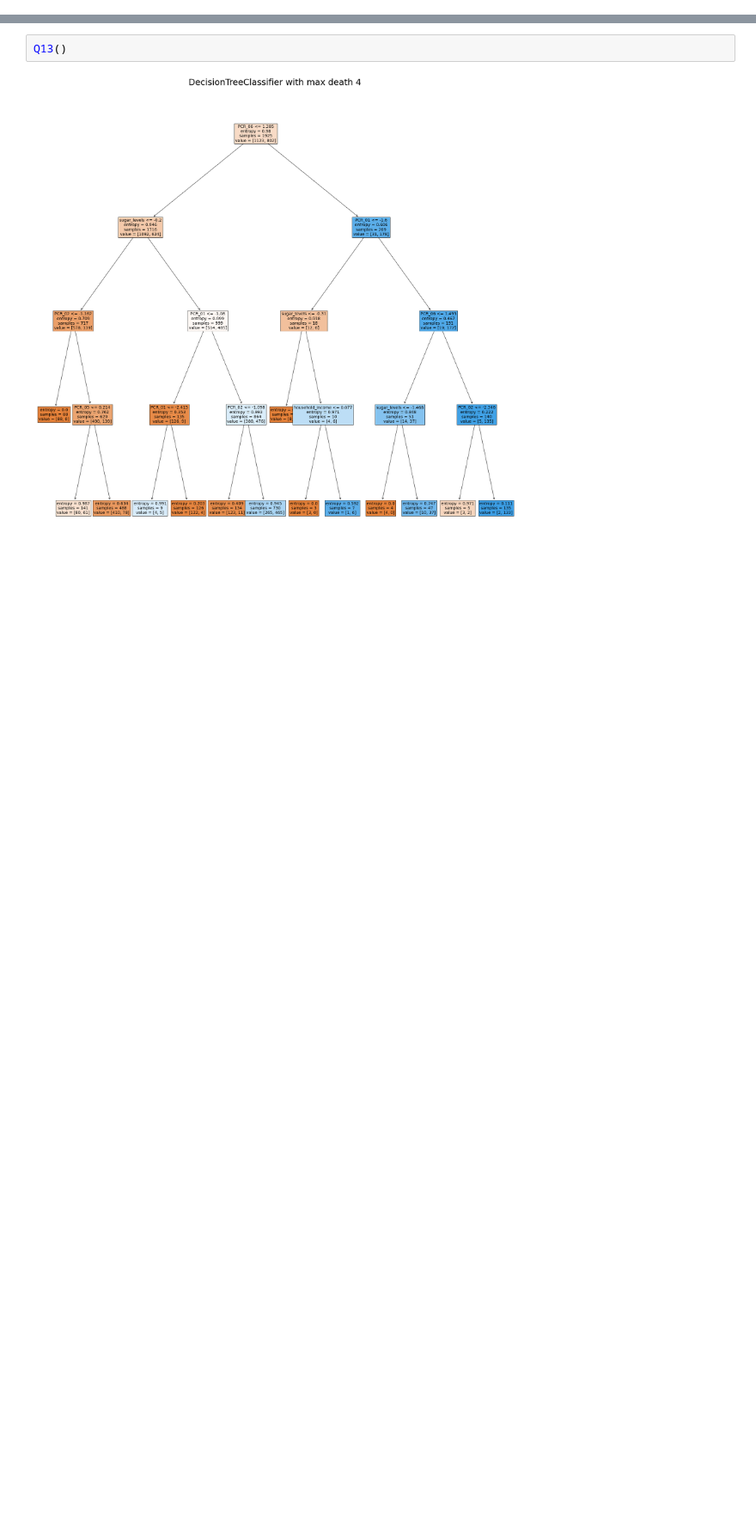
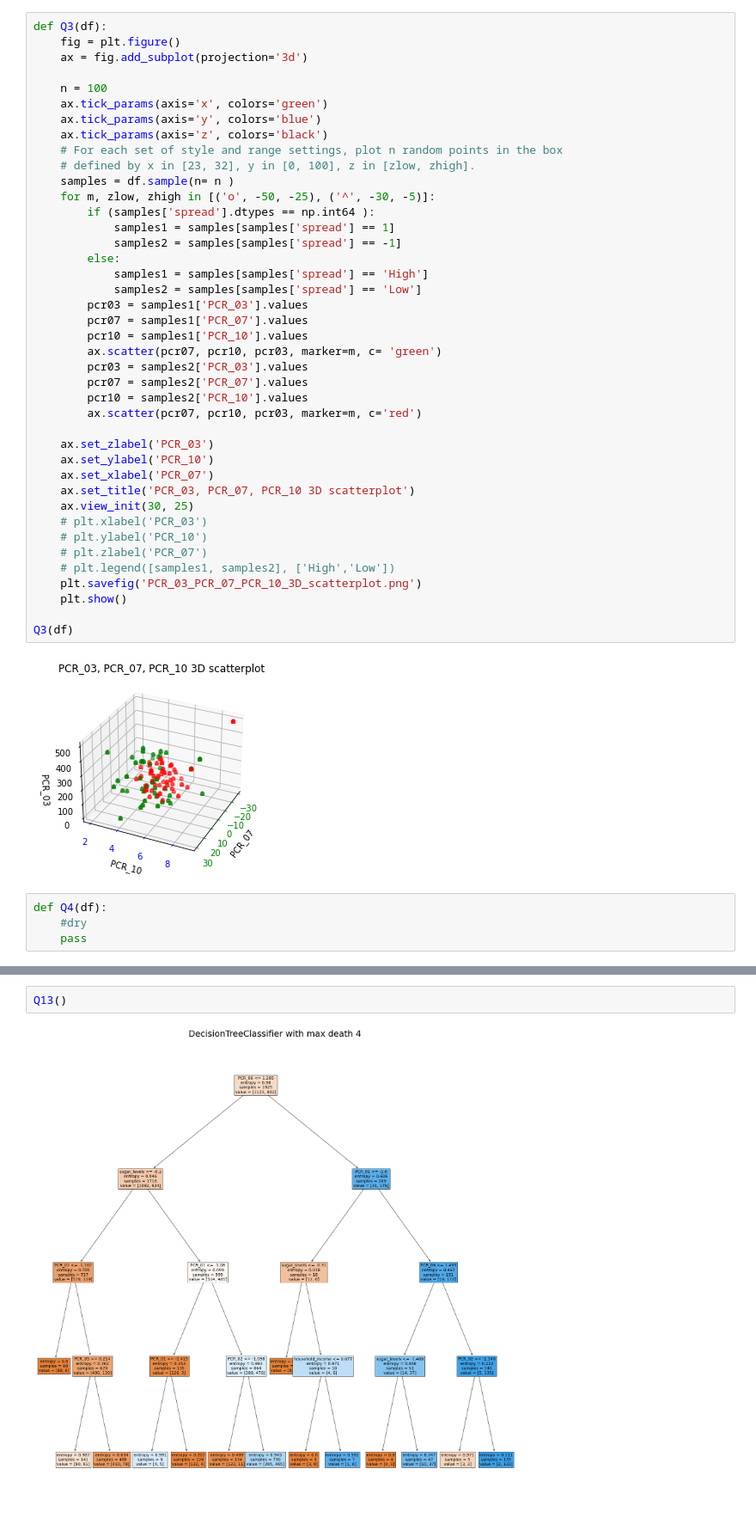
Before and after one commit to orrLani/ML2, a Jupyter notebook: plots.ipynb, the cells around one changed output, grey strips where cells are left out. Shown: that part at 86% size. Drawn from its saved outputs; the diff is of its cells as text; blank space fills up the shorter version.

```diff
--- a/plots.ipynb
+++ b/plots.ipynb
@@ -9,0 +98,47 @@ from sklearn.metrics import accuracy_score
+# %%
+def Q3(df):
+    fig = plt.figure()
+    ax = fig.add_subplot(projection='3d')
+
+    n = 100
+    ax.tick_params(axis='x', colors='green')
+    ax.tick_params(axis='y', colors='blue')
+    ax.tick_params(axis='z', colors='black')
+    # For each set of style and range settings, plot n random points in the box
+    # defined by x in [23, 32], y in [0, 100], z in [zlow, zhigh].
+    samples = df.sample(n= n )
+    for m, zlow, zhigh in [('o', -50, -25), ('^', -30, -5)]:
+        if (samples['spread'].dtypes == np.int64 ):
+            samples1 = samples[samples['spread'] == 1]
+            samples2 = samples[samples['spread'] == -1]
+        else:
+            samples1 = samples[samples['spread'] == 'High']
+            samples2 = samples[samples['spread'] == 'Low']
+        pcr03 = samples1['PCR_03'].values
+        pcr07 = samples1['PCR_07'].values
+        pcr10 = samples1['PCR_10'].values
+        ax.scatter(pcr07, pcr10, pcr03, marker=m, c= 'green')
+        pcr03 = samples2['PCR_03'].values
+        pcr07 = samples2['PCR_07'].values
+        pcr10 = samples2['PCR_10'].values
+        ax.scatter(pcr07, pcr10, pcr03, marker=m, c='red')
+
+    ax.set_zlabel('PCR_03')
+    ax.set_ylabel('PCR_10')
+    ax.set_xlabel('PCR_07')
+    ax.set_title('PCR_03, PCR_07, PCR_10 3D scatterplot')
+    ax.view_init(30, 25)
+    # plt.xlabel('PCR_03')
+    # plt.ylabel('PCR_10')
+    # plt.zlabel('PCR_07')
+    # plt.legend([samples1, samples2], ['High','Low'])
+    plt.savefig('PCR_03_PCR_07_PCR_10_3D_scatterplot.png')
+    plt.show()
+
+Q3(df)
+# %% [output]
+[figure, added]
+# %%
+def Q4(df):
+    #dry
+    pass
```
Also changed, not shown: parts of 14 cells of this notebook.
